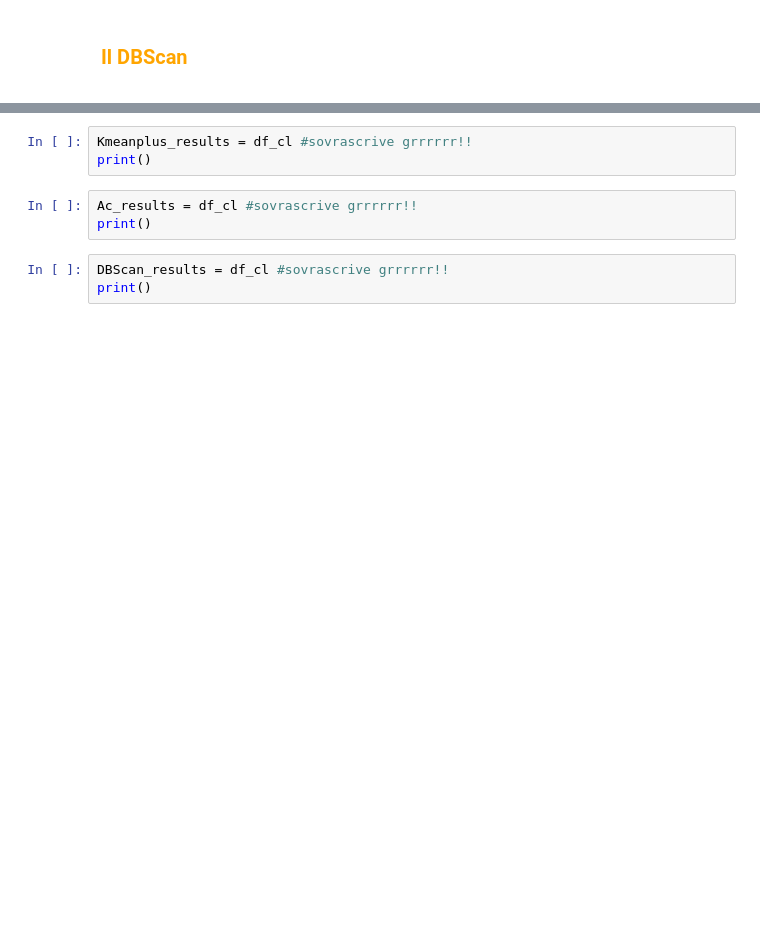
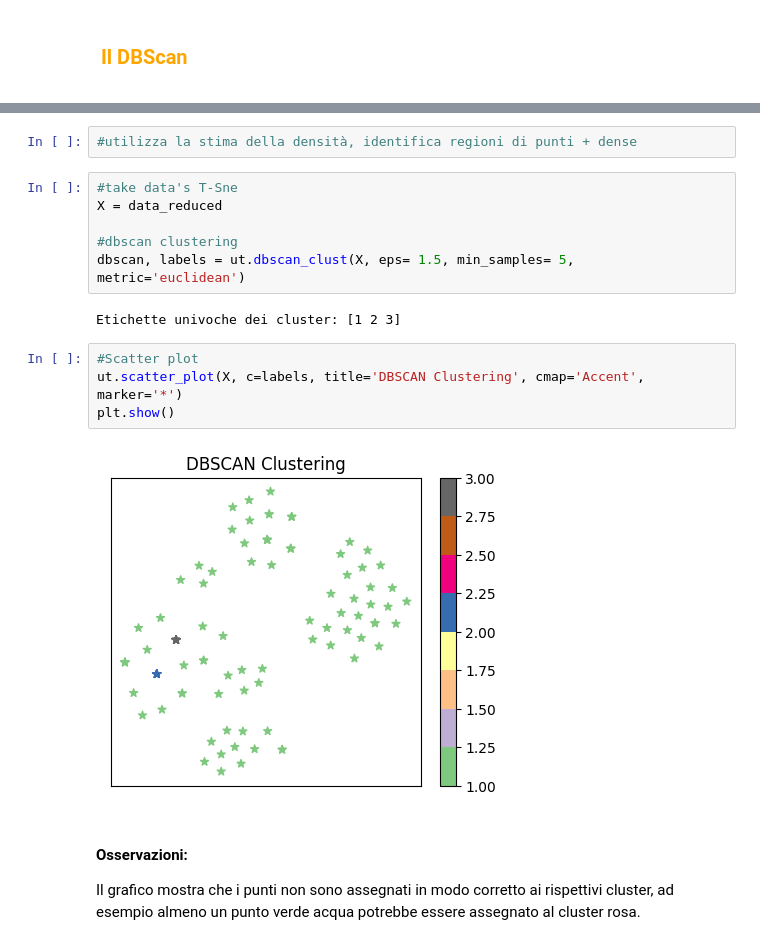
Before and after one commit to Laura1385/projectzoo, a Jupyter notebook: Maincode.ipynb, the cells around one changed output, grey strips where cells are left out. Saved outputs shown, nothing was run; the diff lists cells and outputs as text; blank space fills up the shorter version.

```diff
--- a/Maincode.ipynb
+++ b/Maincode.ipynb
@@ -779,9 +884,19 @@ plt.show()
-# %%
-Kmeanplus_results = df_cl #sovrascrive grrrrrr!!
-print()
-# %%
-Ac_results = df_cl #sovrascrive grrrrrr!!
-print()
-# %%
-DBScan_results = df_cl #sovrascrive grrrrrr!!
-print()
+# %%
+#utilizza la stima della densità, identifica regioni di punti + dense
+# %%
+#take data's T-Sne
+X = data_reduced
+
+#dbscan clustering
+dbscan, labels = ut.dbscan_clust(X, eps= 1.5, min_samples= 5, metric='euclidean')
+# %% [output]
+Etichette univoche dei cluster: [1 2 3]
+# %%
+#Scatter plot
+ut.scatter_plot(X, c=labels, title='DBSCAN Clustering', cmap='Accent', marker='*')
+plt.show()
+# %% [output]
+[figure, added]
+# %% [markdown]
+#### Osservazioni:
+Il grafico mostra che i punti non sono assegnati in modo corretto ai rispettivi cluster, ad esempio almeno un punto verde acqua potrebbe essere assegnato al cluster rosa.
```
Also changed, not shown: parts of 126 cells of this notebook, 8 other files.
